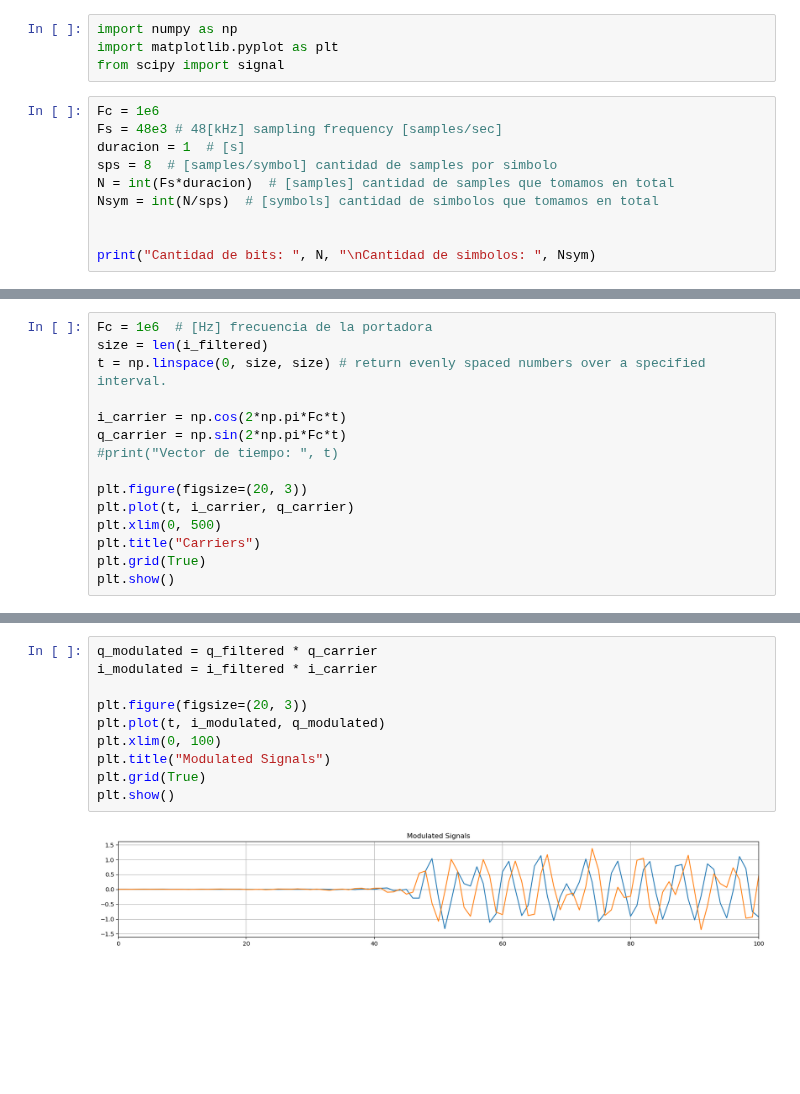
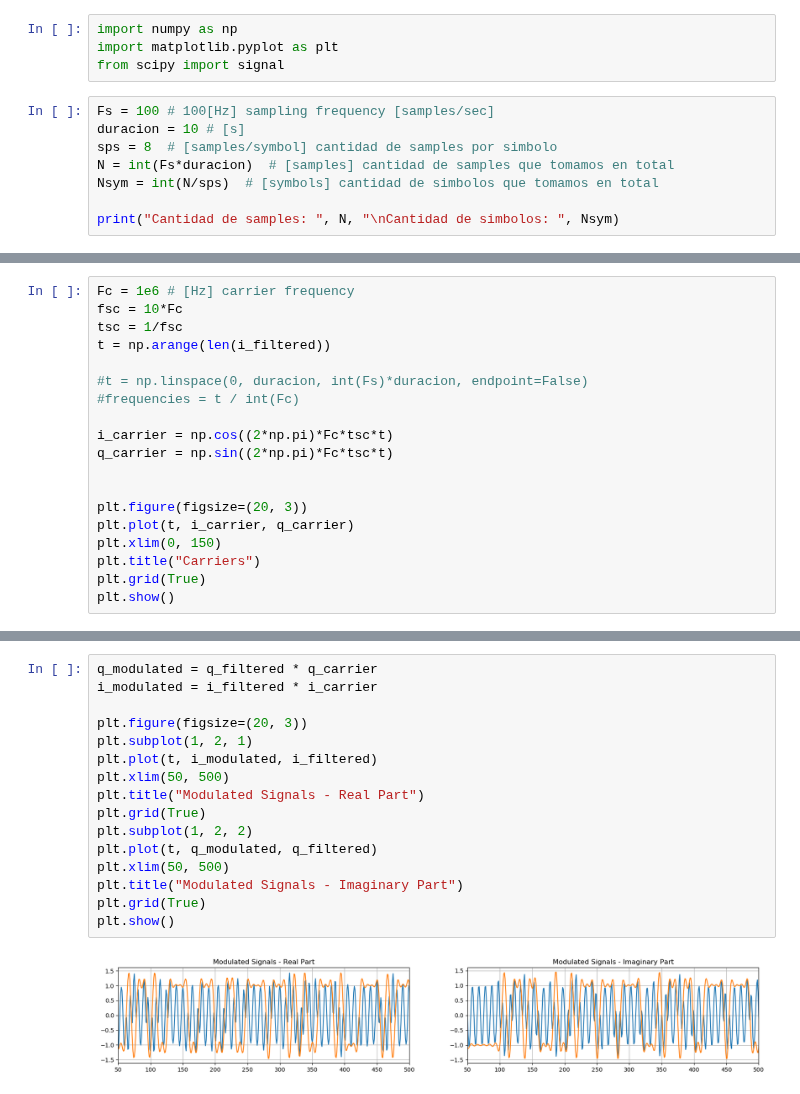
Before and after one commit to sofia-am/QPSK-8PSK-Simulation, a Jupyter notebook: notebook/sampling.ipynb, the cells around one changed output, grey strips where cells are left out. Drawn from its saved outputs; the diff is of its cells as text; blank space fills up the shorter version.

Commit message:
feat: modulated signals

```diff
--- a/notebook/sampling.ipynb
+++ b/notebook/sampling.ipynb
@@ -3,13 +3,11 @@ import numpy as np
 import matplotlib.pyplot as plt
 from scipy import signal
 # %%
-Fc = 1e6
-Fs = 48e3 # 48[kHz] sampling frequency [samples/sec]
-duracion = 1  # [s]
+Fs = 100 # 100[Hz] sampling frequency [samples/sec]
+duracion = 10 # [s]
 sps = 8  # [samples/symbol] cantidad de samples por simbolo
 N = int(Fs*duracion)  # [samples] cantidad de samples que tomamos en total
 Nsym = int(N/sps)  # [symbols] cantidad de simbolos que tomamos en total
 
-
-print("Cantidad de bits: ", N, "\nCantidad de simbolos: ", Nsym)
+print("Cantidad de samples: ", N, "\nCantidad de simbolos: ", Nsym)
 # %% [output]
@@ -126,15 +124,19 @@ plt.show()
 # %%
-Fc = 1e6  # [Hz] frecuencia de la portadora
-size = len(i_filtered)
-t = np.linspace(0, size, size) # return evenly spaced numbers over a specified interval.
+Fc = 1e6 # [Hz] carrier frequency
+fsc = 10*Fc
+tsc = 1/fsc
+t = np.arange(len(i_filtered))
 
-i_carrier = np.cos(2*np.pi*Fc*t)
-q_carrier = np.sin(2*np.pi*Fc*t)
-#print("Vector de tiempo: ", t)
+#t = np.linspace(0, duracion, int(Fs)*duracion, endpoint=False)
+#frequencies = t / int(Fc)
+
+i_carrier = np.cos((2*np.pi)*Fc*tsc*t)
+q_carrier = np.sin((2*np.pi)*Fc*tsc*t)
+
 
 plt.figure(figsize=(20, 3))
 plt.plot(t, i_carrier, q_carrier)
-plt.xlim(0, 500)
+plt.xlim(0, 150)
 plt.title("Carriers")
 plt.grid(True)
 plt.show()
@@ -143,12 +145,18 @@ plt.show()
 # %%
 q_modulated = q_filtered * q_carrier
 i_modulated = i_filtered * i_carrier
 
 plt.figure(figsize=(20, 3))
-plt.plot(t, i_modulated, q_modulated)
-plt.xlim(0, 100)
-plt.title("Modulated Signals")
+plt.subplot(1, 2, 1)
+plt.plot(t, i_modulated, i_filtered)
+plt.xlim(50, 500)
+plt.title("Modulated Signals - Real Part")
+plt.grid(True)
+plt.subplot(1, 2, 2)
+plt.plot(t, q_modulated, q_filtered)
+plt.xlim(50, 500)
+plt.title("Modulated Signals - Imaginary Part")
 plt.grid(True)
 plt.show()
 # %% [output]
-[figure, old version]
+[figure, new version]
```
Also changed, not shown: parts of 7 cells of this notebook.
